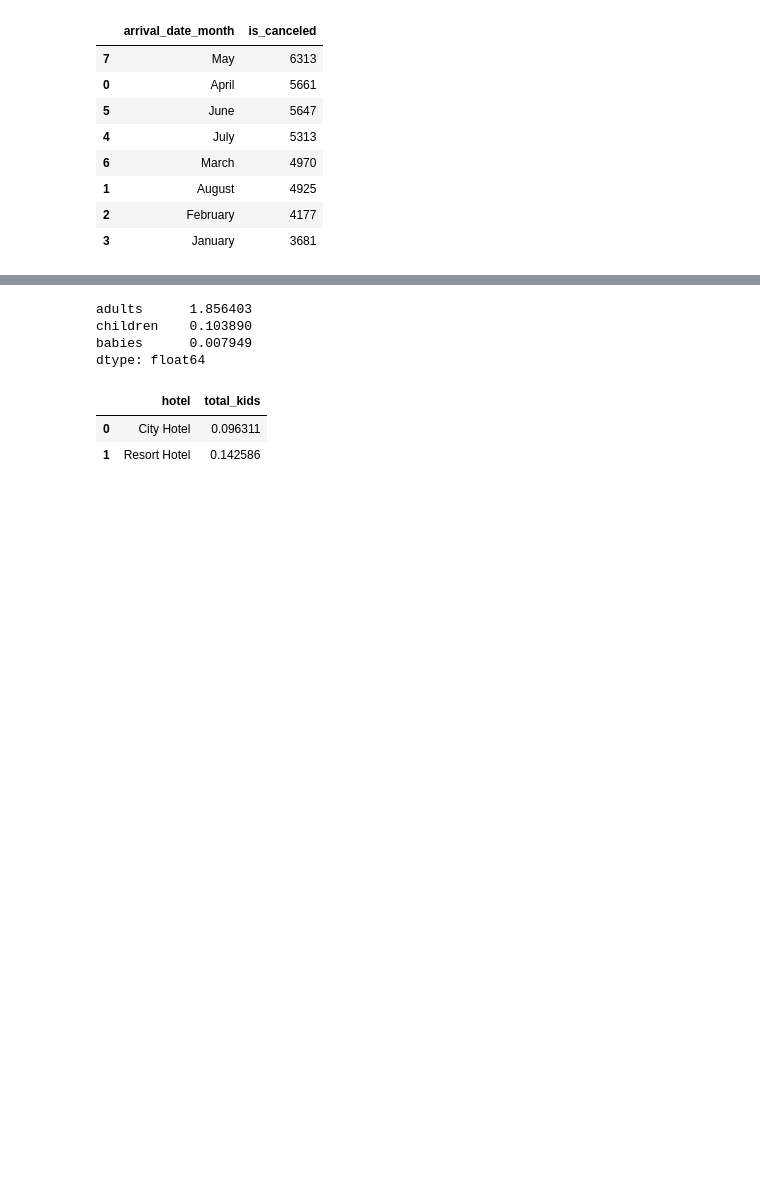
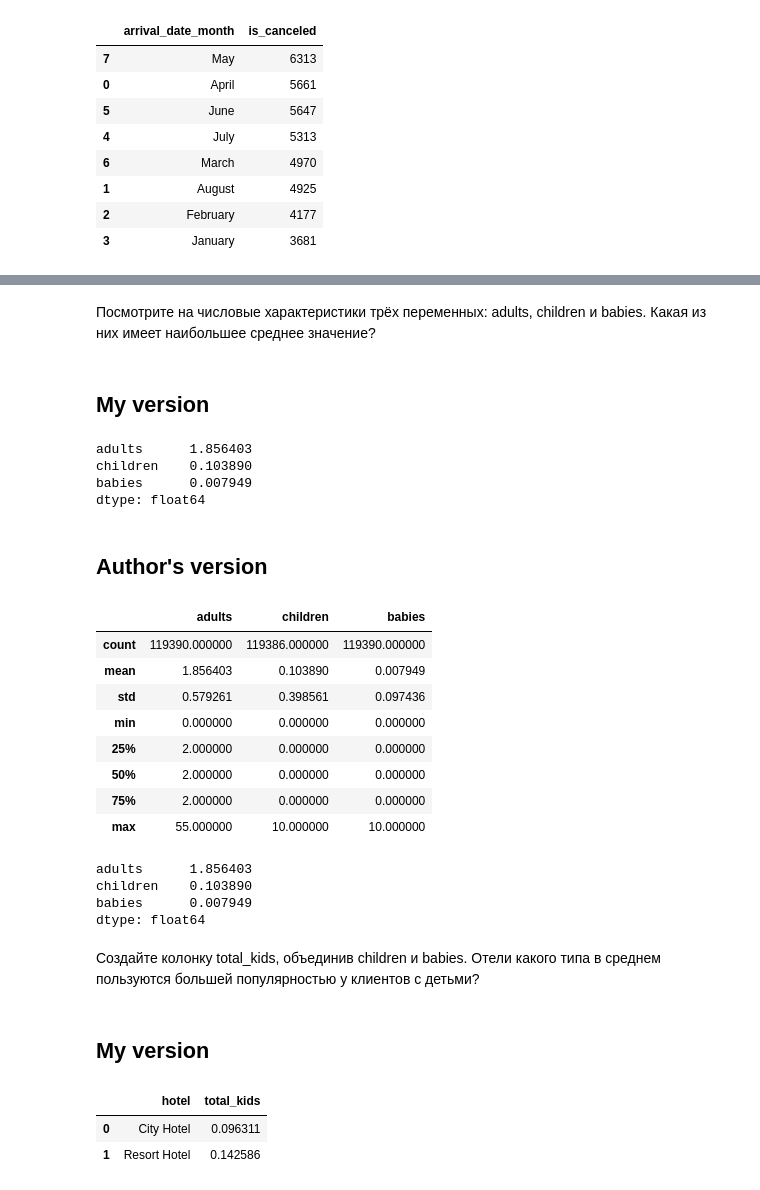
Before and after one commit to MuzaffarSoliyev/karpov-course, a Jupyter notebook: miniproject/miniproject.ipynb, the cells around one changed output, grey strips where cells are left out. Saved outputs shown, nothing was run; the diff lists cells and outputs as text; code cells hidden in the pictures; blank space fills up the shorter version.

```diff
--- a/miniproject/miniproject.ipynb
+++ b/miniproject/miniproject.ipynb
@@ -132,3 +235,7 @@ bookings.query("hotel == 'City Hotel' & is_canceled == 1").groupby(['arrival_dat
+# %% [markdown]
+Посмотрите на числовые характеристики трёх переменных: adults, children и babies. Какая из них имеет наибольшее среднее значение?
+# %% [markdown]
+## My version
 # %%
 bookings.aggregate({'adults':'mean', 'children':'mean', 'babies':'mean'})
 # %% [output]
@@ -136,6 +243,31 @@ adults      1.856403
 children    0.103890
 babies      0.007949
 dtype: float64
+# %% [markdown]
+## Author's version
+# %%
+bookings[['adults', 'children', 'babies']].describe()
+# %% [output]
+|  | adults | children | babies |
+| count | 119390.000000 | 119386.000000 | 119390.000000 |
+| mean | 1.856403 | 0.103890 | 0.007949 |
+| std | 0.579261 | 0.398561 | 0.097436 |
+| min | 0.000000 | 0.000000 | 0.000000 |
+| 25% | 2.000000 | 0.000000 | 0.000000 |
+| 50% | 2.000000 | 0.000000 | 0.000000 |
+| 75% | 2.000000 | 0.000000 | 0.000000 |
+| max | 55.000000 | 10.000000 | 10.000000 |
+# %%
+bookings[['adults', 'children', 'babies']].mean()
+# %% [output]
+adults      1.856403
+children    0.103890
+babies      0.007949
+dtype: float64
+# %% [markdown]
+Создайте колонку total_kids, объединив children и babies. Отели какого типа в среднем пользуются большей популярностью у клиентов с детьми?
+# %% [markdown]
+## My version
 # %%
 bookings['total_kids'] = bookings.apply(lambda row: row['children'] + row['babies'], axis=1)
 bookings.groupby('hotel', as_index=False).aggregate({'total_kids':'mean'})
```
Also changed, not shown: parts of 37 cells of this notebook.
